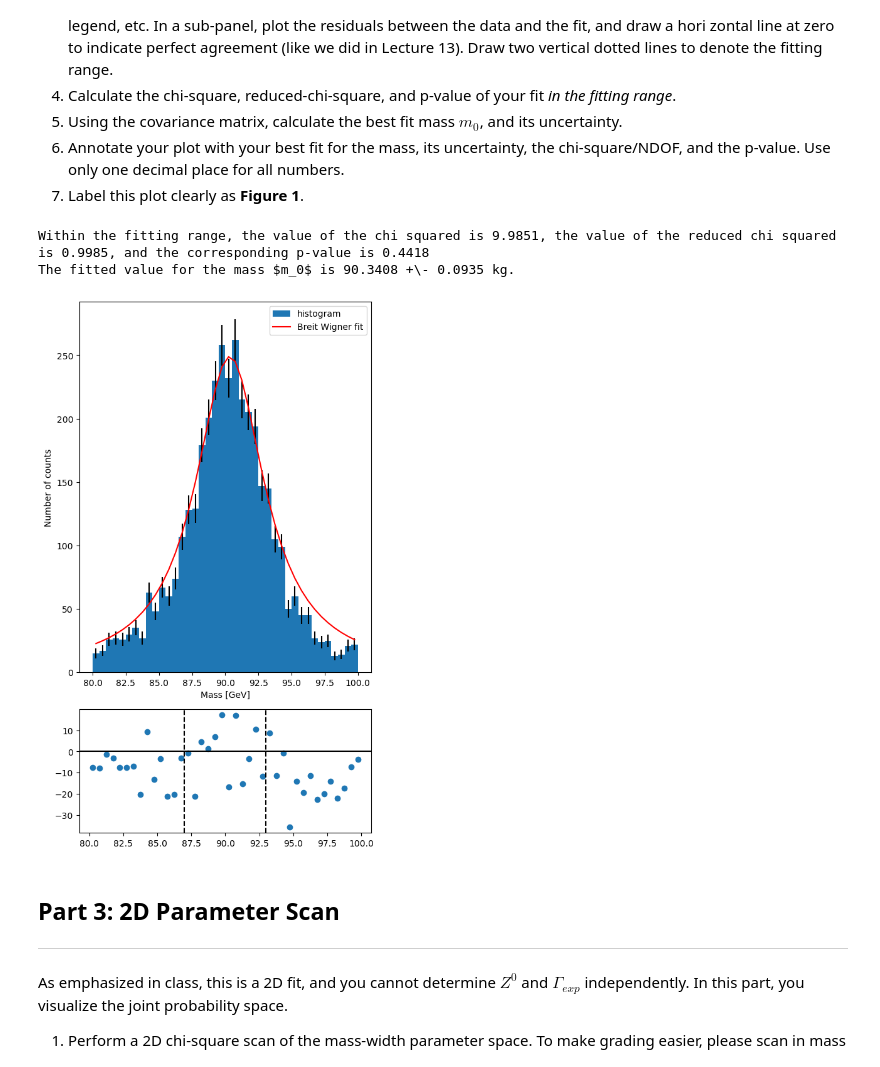
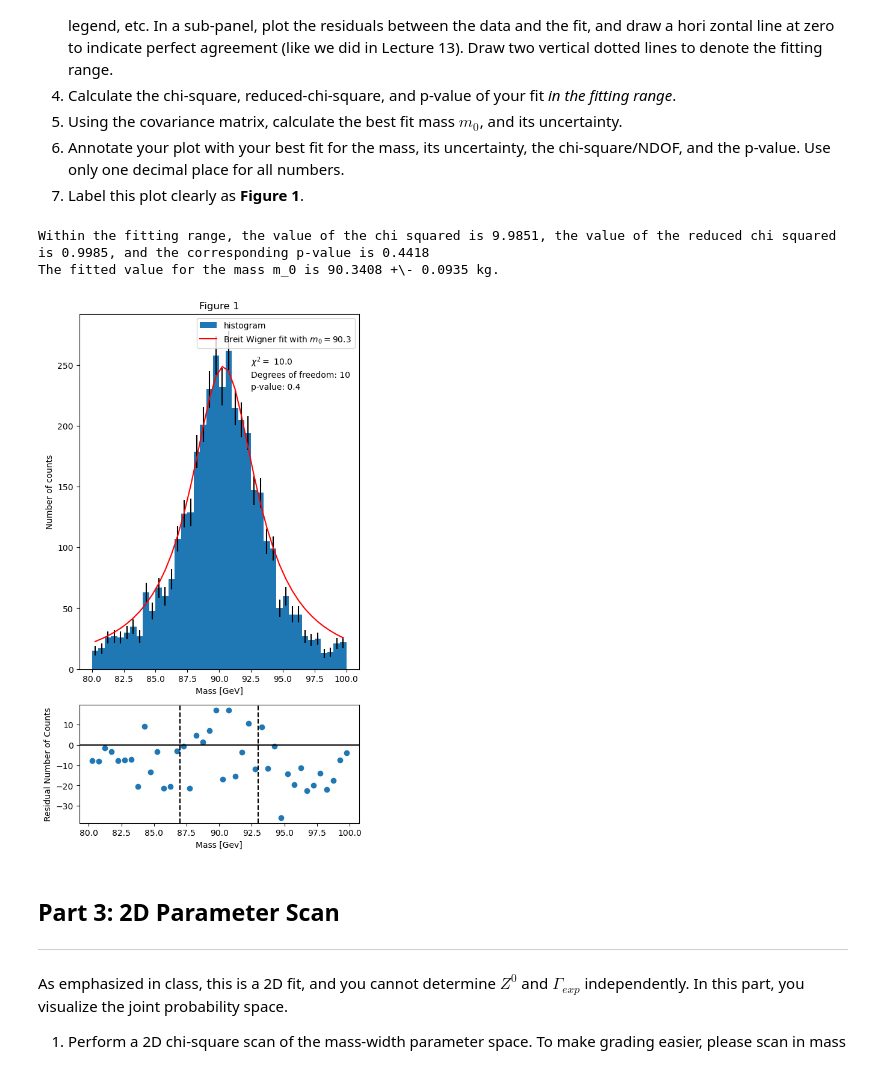
Before and after one commit to danyavur/PHYS265-spring26, a Jupyter notebook: Lab2/lab2_blank.ipynb, the cells around one changed output. Saved outputs shown, nothing was run; the diff lists cells and outputs as text; code cells hidden in the pictures.

```diff
--- a/Lab2/lab2_blank.ipynb
+++ b/Lab2/lab2_blank.ipynb
@@ -168,39 +168,47 @@ def breitWigner(m,m0,G):
 def normBreitWigner(m,m0,G):
     N=2500
     denom = (m-m0)**2+(G/2)**2
-    return N/np.pi*(G/2)/denom
+    return (N/np.pi)*(G/2)/denom
 
 mask = (bin_centers > 87) & (bin_centers < 93)
 params,covar = curve_fit(f=normBreitWigner,xdata=bin_centers[mask],ydata=counts[mask],sigma=np.sqrt(counts[mask]),absolute_sigma=True)
 
 fig, (ax1, ax2) = plt.subplots(2,1, figsize=(6,11),gridspec_kw={'height_ratios': [3, 1], 'hspace': 0.15})
 ax1.hist(M,bins=bins,density=False,label="histogram")
 ax1.errorbar(bin_centers,counts,yerr=np.sqrt(counts),color='black',linestyle="None")
-ax1.plot(bin_centers,normBreitWigner(bin_centers,params[0],params[1]),color="red",label=f"Breit Wigner fit with $m_0=${best_mass)
+ax1.plot(bin_centers,normBreitWigner(bin_centers,params[0],params[1]),color="red",label=f"Breit Wigner fit with $m_0=${best_mass:.1f}")
 ax1.legend()
 ax1.set_xlabel("Mass [GeV]")
 ax1.set_ylabel("Number of counts")
 
 residual = counts-normBreitWigner(bin_centers,params[0],params[1])
 ax2.scatter(bin_centers,residual)
 ax2.axhline(0, color="black")
 ax2.axvline(87,linestyle="--",color="black")
 ax2.axvline(93,linestyle='--',color="black")
 
 chi_sqr = ((residual[mask]/np.sqrt(counts[mask]))**2).sum()
 n_points = len(counts[mask])-len(params)
 chi_red = chi_sqr/n_points
 p_val = st.chi2.sf(chi_sqr,n_points)
 print(f"Within the fitting range, the value of the chi squared is {chi_sqr:.4f}, the value of the reduced chi squared is {chi_red:.4f}, and the corresponding p-value is {p_val:.4f}")
 
 best_mass = params[0]
 errs = np.sqrt(np.diag(covar))
 mass_err = errs[0]
 print(f"The fitted value for the mass m_0 is {best_mass:.4f} +\- {mass_err:.4f} kg.")
+
+ax1.text(92.5,250, f"$\chi^2=$ {chi_sqr:.1f}")
+ax1.text(92.5,240, f"Degrees of freedom: {n_points}")
+ax1.text(92.5,230, f"p-value: {p_val:.1f}")
+
+ax2.set_xlabel("Mass [Gev]")
+ax2.set_ylabel("Residual Number of Counts")
+ax1.set_title("Figure 1");
 # %% [output]
 Within the fitting range, the value of the chi squared is 9.9851, the value of the reduced chi squared is 0.9985, and the corresponding p-value is 0.4418
-The fitted value for the mass $m_0$ is 90.3408 +\- 0.0935 kg.
+The fitted value for the mass m_0 is 90.3408 +\- 0.0935 kg.
-[figure, old version]
+[figure, new version]
 # %% [markdown]
 ## Part 3: 2D Parameter Scan
 ----
```
Also changed, not shown: parts of 1 cell of this notebook.
